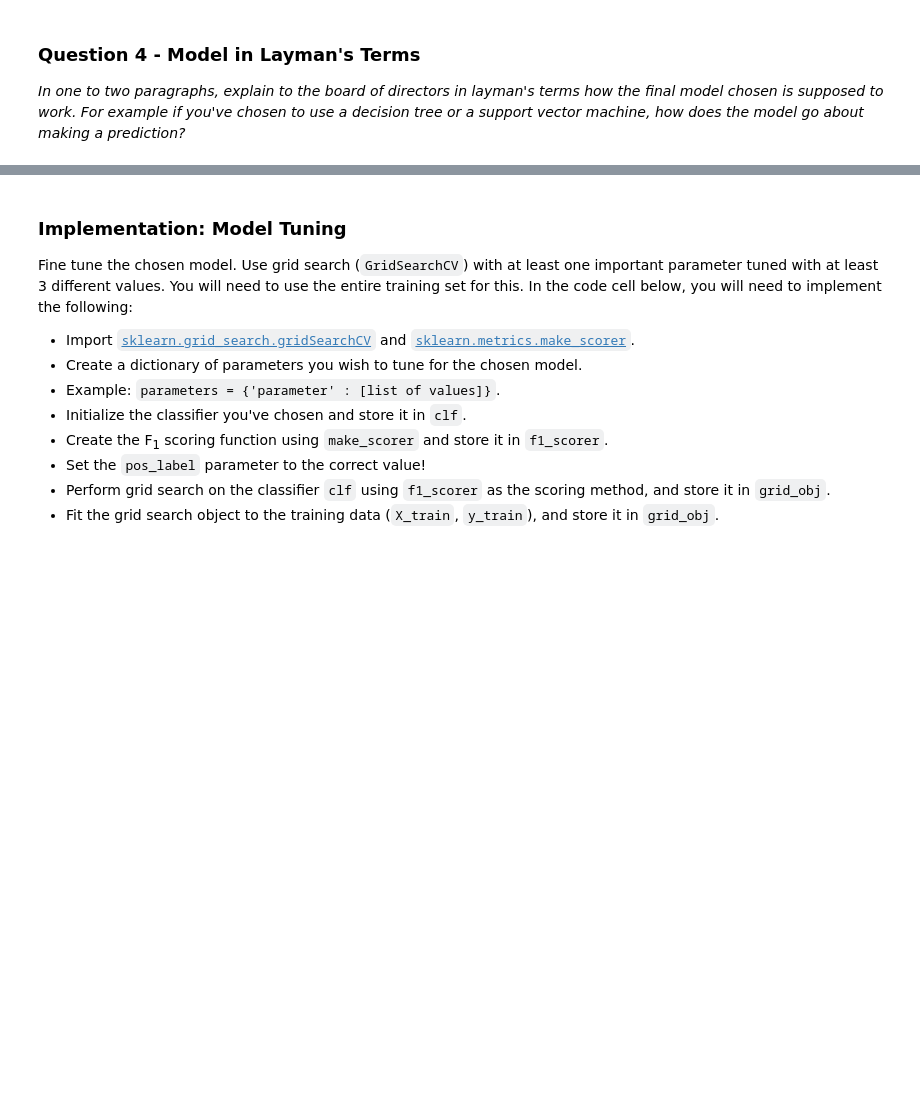
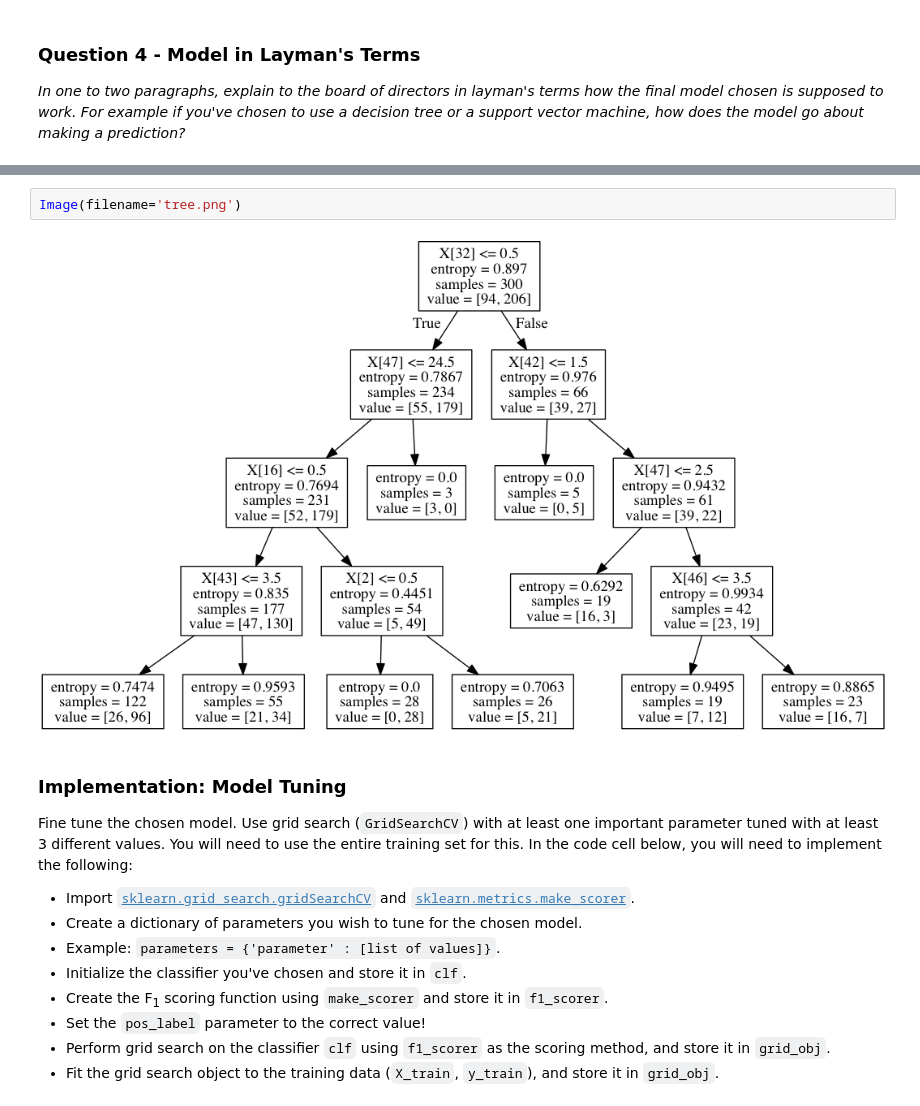
Before and after one commit to kuanliang/student_intervention, a Jupyter notebook: student_intervention.ipynb, the cells around one changed output, grey strips where cells are left out. Saved outputs shown, nothing was run; the diff lists cells and outputs as text; blank space fills up the shorter version.

```diff
--- a/student_intervention.ipynb
+++ b/student_intervention.ipynb
@@ -497,3 +501,7 @@ After we build up a decision tree, that means we have a series of decision rules
+# %%
+Image(filename='tree.png')
+# %% [output]
+[figure, added]
 # %% [markdown]
 ### Implementation: Model Tuning
 Fine tune the chosen model. Use grid search (`GridSearchCV`) with at least one important parameter tuned with at least 3 different values. You will need to use the entire training set for this. In the code cell below, you will need to implement the following:
```
Also changed, not shown: parts of 3 cells of this notebook, 2 other files.
